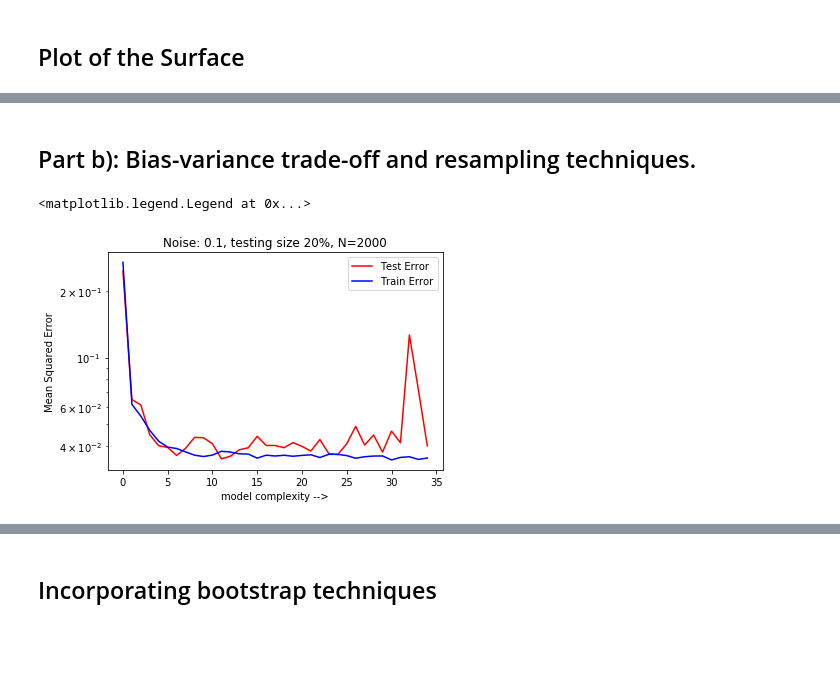
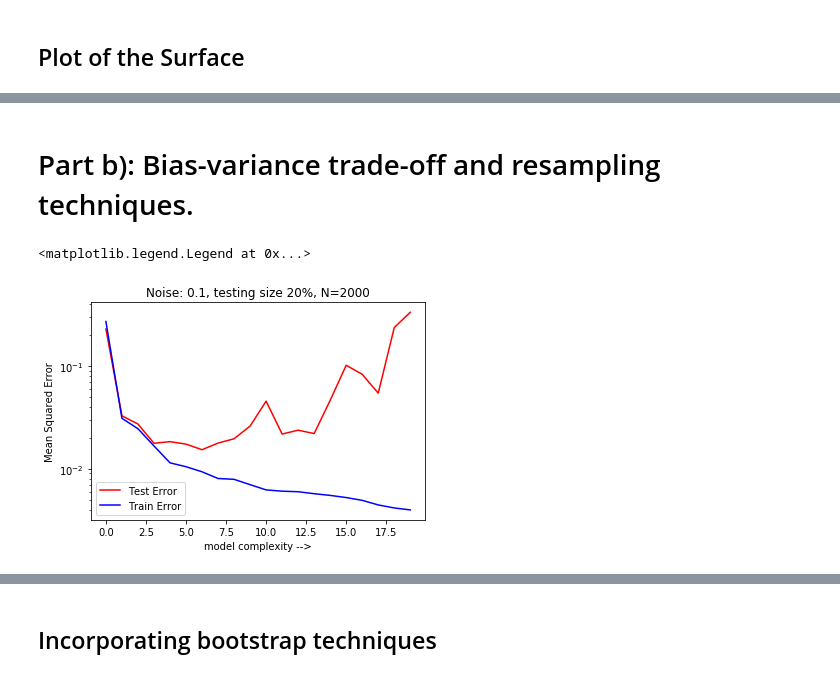
Before and after one commit to hakonbol/FYS-STK4155_AUT2020, a Jupyter notebook: Project 1 - FYS-STK4155.ipynb, the cells around one changed output, grey strips where cells are left out. Drawn from its saved outputs; the diff is of its cells as text; code cells hidden in the pictures; blank space fills up the shorter version.

Commit message:
figures add

```diff
--- a/Project 1 - FYS-STK4155.ipynb
+++ b/Project 1 - FYS-STK4155.ipynb
@@ -10,22 +10,16 @@ from sklearn.preprocessing import StandardScaler
 # %% [markdown]
 ## Creating the Data
 # %%
-x = np.arange(0, 1, 0.05)
-y = np.arange(0, 1, 0.05)
-x, y = np.meshgrid(x,y)
-
 def FrankeFunction(x,y,noise=False):
         term1 = 0.75*np.exp(-(0.25*(9*x-2)**2) - 0.25*((9*y-2)**2))
         term2 = 0.75*np.exp(-((9*x+1)**2)/49.0 - 0.1*(9*y+1))
         term3 = 0.5*np.exp(-(9*x-7)**2/4.0 - 0.25*((9*y-3)**2))
         term4 = -0.2*np.exp(-(9*x-4)**2 - (9*y-7)**2)
         if noise==True:
-            term5 = 0.2*np.random.normal(0,1,len(x))
-            return term1+term2+term3+term4+term5
+            term5 = 0.1*np.random.normal(0,1,len(y))
+            return term1 + term2 + term3 + term4 + term5
         else:
             return term1 + term2 + term3 + term4
-
-z = FrankeFunction(x, y, noise=True)
 # %% [markdown]
 ## Plot of the Surface
 # %%
@@ -128,32 +142,6 @@ def OLSreg(X_train, X_test, z_train, z_test):
 # %%
-# Initializing the data
-N = 5000
-x, y = np.random.uniform(0,1,size=(2,N))
-z = FrankeFunction(x, y,noise=False)
-
-
-# Creating the design matrix
-n=5
-X = create_X(x,y,n)
-
-
-# Splitting into testing and training
-X_train, X_test, z_train, z_test = train_test_split(X, z, test_size=0.2)
-
-# Computing Ordinary Least Squares and predicting
-z_tilde, z_predict, betavariance, OLSbeta = OLSreg(X_train, X_test, z_train, z_test)
-
 # Calculating the variance
-betavariance = np.sqrt(np.diagonal(np.linalg.inv(X_train.T.dot(X_train))*np.var(z_train-z_tilde)))
-
-print("The MSE for the prediciton is:")
-print(MSE(z_test, z_predict), "\n")
-
-print("The R2 for the prediciton is:")
-print(R2(z_test, z_predict), "\n")
-
-
-
+betavariance = np.sqrt(np.diagonal(XTXinv)*np.var(z_train-z_tilde))
 
 # Plotting the figure
 
@@ -163,10 +151,7 @@ labels= ['1','$x$','$y$','$x^2$','$xy$','$y^2$','$x^3$','$x^2y$','$xy^2$','$y^3$
          '$x^3y$','$x^2y^2$','$xy^3$','$y^4$','$x^5$','$x^4y$','$x^3y^2$','$x^2y^3$','$xy^4$','$y^5$']
 
 x_pos = np.arange(len(labels))
-ax.bar(x_pos, OLSbeta,
-       yerr=2*betavariance,
-      alpha=0.5,
-      capsize=10)
+ax.bar(x_pos, OLSbeta, yerr=2*betavariance, alpha=0.5,capsize=10)
 ax.set_ylabel('Beta coeffient', fontsize=14)
 ax.set_xticks(x_pos)
 ax.set_xticklabels(labels, fontsize=14)
@@ -183,3 +197,3 @@ The R2 for the prediciton is:
 # %% [markdown]
-## Part b): Bias-variance trade-off and resampling techniques.
+# Part b): Bias-variance trade-off and resampling techniques.
 # %%
@@ -237,14 +246,14 @@ for i in range(len(n)):
     TestError[i] = MSE(z_test, z_predict)
 # %%
 startpoint = 0
-endpoint = 35
+endpoint = 20
 plt.plot(n[startpoint:endpoint],TestError[startpoint:endpoint],'r' ,label='Test Error')
 plt.plot(n[startpoint:endpoint],TrainError[startpoint:endpoint],'b' ,label='Train Error')
 plt.xlabel('model complexity -->')
 plt.ylabel('Mean Squared Error')
 plt.title("Noise: 0.1, testing size 20%, N=2000")
 plt.yscale("log")
 plt.legend()
 # %% [output]
 <matplotlib.legend.Legend at 0x...>
-[figure, old version]
+[figure, new version]
```
Also changed, not shown: parts of 21 cells of this notebook, 30 other files.
